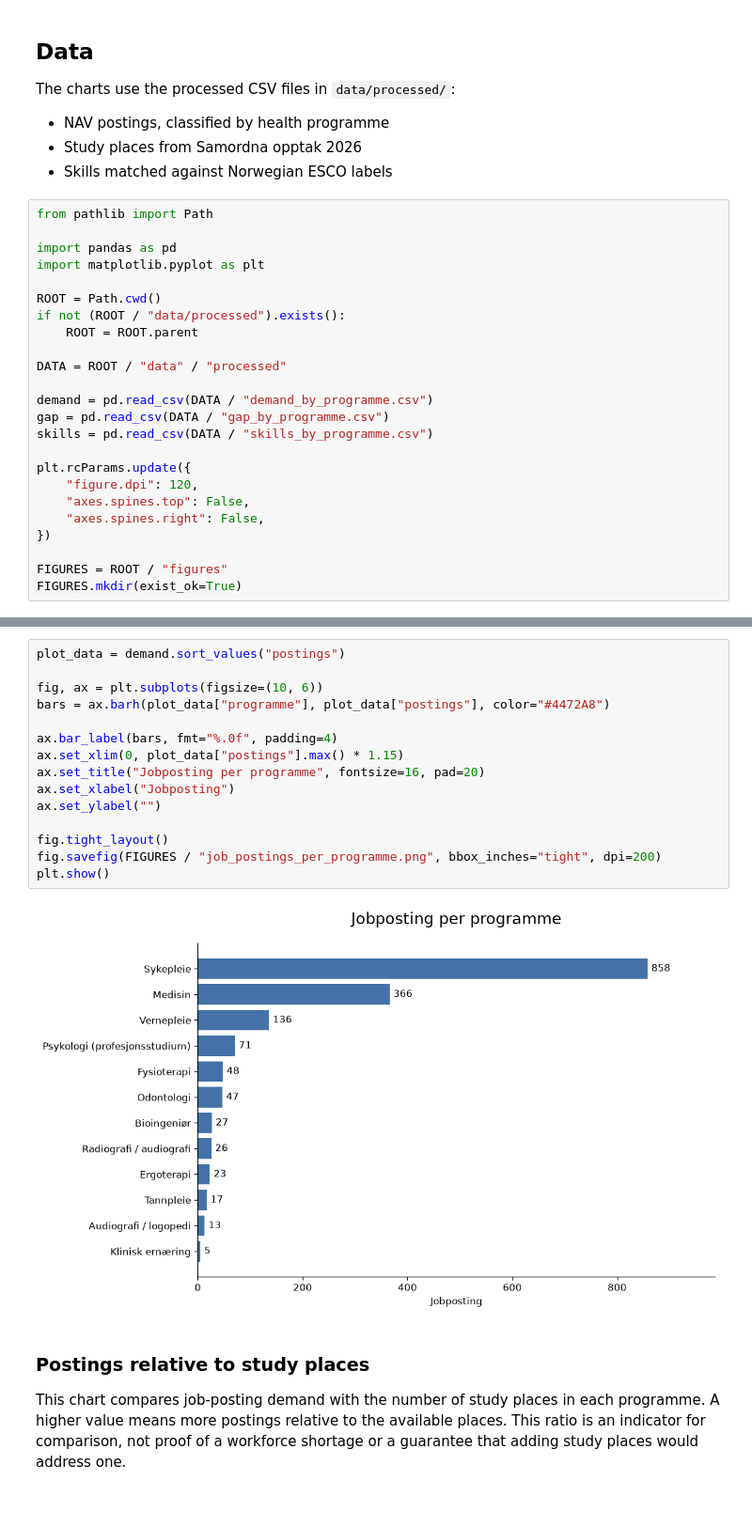
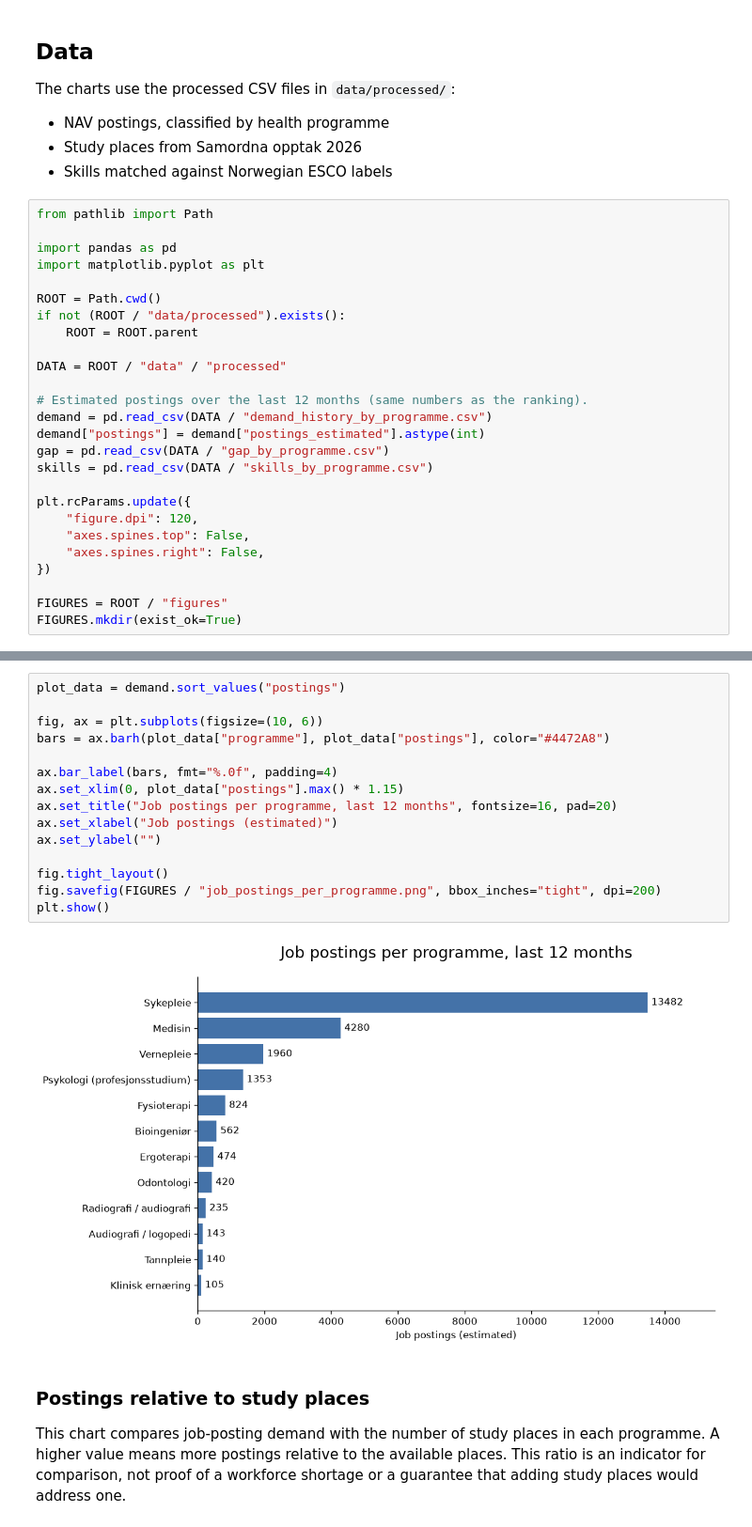
Before and after one commit to marennodenes/mind-the-gap, a Jupyter notebook: notebooks/01_data_overview.ipynb, the cells around one changed output, grey strips where cells are left out. Shown at 94% size. Saved outputs shown, nothing was run; the diff lists cells and outputs as text.

Commit message:
fix: job postings is now for 12 months

```diff
--- a/notebooks/01_data_overview.ipynb
+++ b/notebooks/01_data_overview.ipynb
@@ -21,7 +21,9 @@ if not (ROOT / "data/processed").exists():
 
 DATA = ROOT / "data" / "processed"
 
-demand = pd.read_csv(DATA / "demand_by_programme.csv")
+# Estimated postings over the last 12 months (same numbers as the ranking).
+demand = pd.read_csv(DATA / "demand_history_by_programme.csv")
+demand["postings"] = demand["postings_estimated"].astype(int)
 gap = pd.read_csv(DATA / "gap_by_programme.csv")
 skills = pd.read_csv(DATA / "skills_by_programme.csv")
 
@@ -40,20 +42,20 @@ This chart shows the number of NAV job postings classified to each health progra
 # %%
 plot_data = demand.sort_values("postings")
 
 fig, ax = plt.subplots(figsize=(10, 6))
 bars = ax.barh(plot_data["programme"], plot_data["postings"], color="#4472A8")
 
 ax.bar_label(bars, fmt="%.0f", padding=4)
 ax.set_xlim(0, plot_data["postings"].max() * 1.15)
-ax.set_title("Jobposting per programme", fontsize=16, pad=20)
-ax.set_xlabel("Jobposting")
+ax.set_title("Job postings per programme, last 12 months", fontsize=16, pad=20)
+ax.set_xlabel("Job postings (estimated)")
 ax.set_ylabel("")
 
 fig.tight_layout()
 fig.savefig(FIGURES / "job_postings_per_programme.png", bbox_inches="tight", dpi=200)
 plt.show()
 # %% [output]
-[figure, old version]
+[figure, new version]
 # %% [markdown]
 ### Postings relative to study places
 
```
Also changed, not shown: parts of 1 cell of this notebook, 1 other file.
